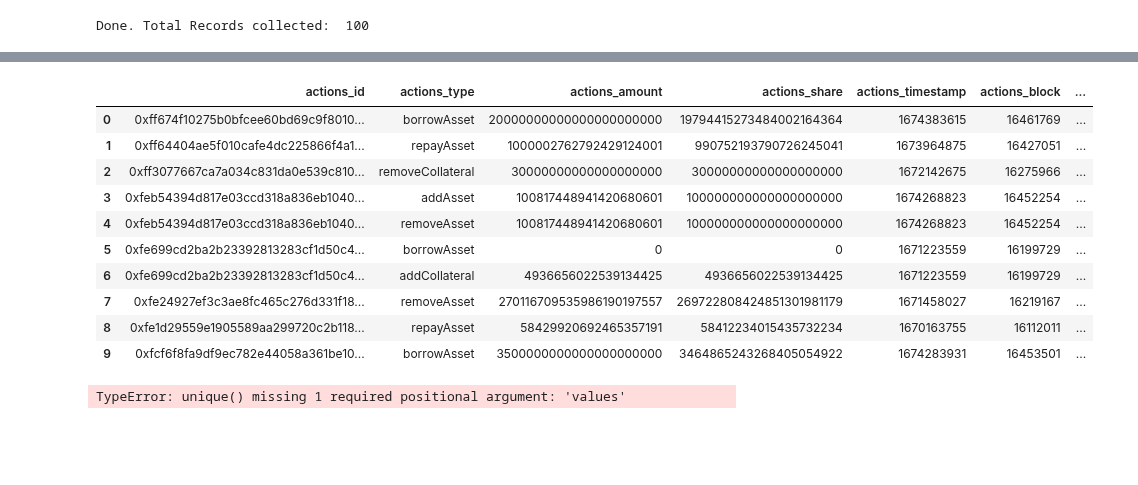
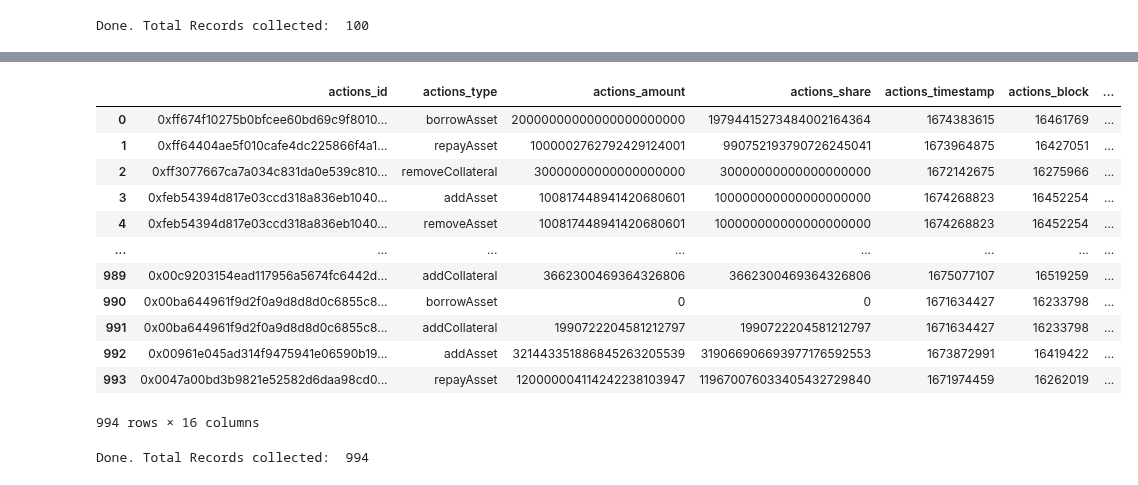
Before and after one commit to EdgeCaser/EconohmetricsOld, a Jupyter notebook: ohmFraxBorrowers.ipynb, the cells around one changed output, grey strips where cells are left out. Cells and saved outputs as stored; diff of their text form; code cells hidden in the pictures; blank space fills up the shorter version.

```diff
--- a/ohmFraxBorrowers.ipynb
+++ b/ohmFraxBorrowers.ipynb
@@ -9,11 +12,11 @@ import  os as os
 # %%
 sg = Subgrounds()
-#apiKey = file = input('API Key, please')
+apiKey = file = input('API Key, please')
 # %%
 #https://api.thegraph.com/subgraphs/name/frax-finance-data/fraxlend-subgraph---mainnet
+#'https://gateway.thegraph.com/api/'+apiKey+'/subgraphs/id/GELTrjPJYEzxyp6Y2CtEaYpGHcJNrJA6i5Ci4KfJSEsf'
 
-
-frax = sg.load_api('https://api.thegraph.com/subgraphs/name/frax-finance-data/fraxlend-subgraph---mainnet')
+frax = sg.load_api('https://gateway.thegraph.com/api/'+apiKey+'/subgraphs/id/GELTrjPJYEzxyp6Y2CtEaYpGHcJNrJA6i5Ci4KfJSEsf')
 # %%
 fraxPoolQuery = frax.Query.pairs(
         orderBy='id',
@@ -168,39 +108,83 @@ BIGINT
 # %%
+actionListLength=0
+actionTicker = 1
+fraxUsersDb = pd.DataFrame()
 actionsQuery = frax.Query.actions(
          orderBy='id'
         ,orderDirection='desc'
         ,first=1000
         #,where = [frax.Query.actions.token.id == '0x66bf36dba79d4606039f04b32946a260bcd3ff52']
         ,where={ 'pair': '0x66bf36dba79d4606039f04b32946a260bcd3ff52' }
         #,where = {'positions.pairid':'0x66bf36dba79d4606039f04b32946a260bcd3ff52'}
     #{'users_positions_pair_id':'0x66bf36dba79d4606039f04b32946a260bcd3ff52'}
 
 )
 
 users= sg.query_df([
     actionsQuery.id
     ,actionsQuery.type
     ,actionsQuery.amount
     ,actionsQuery.share
     ,actionsQuery.timestamp
     ,actionsQuery.block
     ,actionsQuery.token
+    ,actionsQuery.root
     ]
 )
-users.head(10)
+
+usersListLength = len(users)
+userDbLength = len(users)
+fraxUsersDb = users
+
+
+
+fraxUsersDb.head(1000)
 # %% [output]
 |  | actions_id | actions_type | actions_amount | actions_share | actions_timestamp | actions_block | ... |
 | 0 | 0xff674f10275b0bfcee60bd69c9f8010... | borrowAsset | 20000000000000000000000 | 19794415273484002164364 | 1674383615 | 16461769 | ... |
 | 1 | 0xff64404ae5f010cafe4dc225866f4a1... | repayAsset | 1000002762792429124001 | 990752193790726245041 | 1673964875 | 16427051 | ... |
 | 2 | 0xff3077667ca7a034c831da0e539c810... | removeCollateral | 30000000000000000000 | 30000000000000000000 | 1672142675 | 16275966 | ... |
 | 3 | 0xfeb54394d817e03ccd318a836eb1040... | addAsset | 100817448941420680601 | 100000000000000000000 | 1674268823 | 16452254 | ... |
 | 4 | 0xfeb54394d817e03ccd318a836eb1040... | removeAsset | 100817448941420680601 | 100000000000000000000 | 1674268823 | 16452254 | ... |
-| 5 | 0xfe699cd2ba2b23392813283cf1d50c4... | borrowAsset | 0 | 0 | 1671223559 | 16199729 | ... |
-| 6 | 0xfe699cd2ba2b23392813283cf1d50c4... | addCollateral | 4936656022539134425 | 4936656022539134425 | 1671223559 | 16199729 | ... |
-| 7 | 0xfe24927ef3c3ae8fc465c276d331f18... | removeAsset | 270116709535986190197557 | 269722808424851301981179 | 1671458027 | 16219167 | ... |
-| 8 | 0xfe1d29559e1905589aa299720c2b118... | repayAsset | 58429920692465357191 | 58412234015435732234 | 1670163755 | 16112011 | ... |
-| 9 | 0xfcf6f8fa9df9ec782e44058a361be10... | borrowAsset | 3500000000000000000000 | 3464865243268405054922 | 1674283931 | 16453501 | ... |
+| ... | ... | ... | ... | ... | ... | ... | ... |
+| 989 | 0x00c9203154ead117956a5674fc6442d... | addCollateral | 3662300469364326806 | 3662300469364326806 | 1675077107 | 16519259 | ... |
+| 990 | 0x00ba644961f9d2f0a9d8d8d0c6855c8... | borrowAsset | 0 | 0 | 1671634427 | 16233798 | ... |
+| 991 | 0x00ba644961f9d2f0a9d8d8d0c6855c8... | addCollateral | 1990722204581212797 | 1990722204581212797 | 1671634427 | 16233798 | ... |
+| 992 | 0x00961e045ad314f9475941e06590b19... | addAsset | 321443351886845263205539 | 319066906693977176592553 | 1673872991 | 16419422 | ... |
+| 993 | 0x0047a00bd3b9821e52582d6daa98cd0... | repayAsset | 120000004114242238103947 | 119670076033405432729840 | 1671974459 | 16262019 | ... |
+994 rows × 16 columns
-# %%
-pd.unique()
-# %% [output]
-TypeError: unique() missing 1 required positional argument: 'values'
+# %%
+while listLength>999:
+    #listLength=0
+    skipValue = (ticker)*(1000)
+    actionsQuery = frax.Query.actions(
+         orderBy='id'
+        ,orderDirection='desc'
+        ,first=1000
+        #,where = [frax.Query.actions.token.id == '0x66bf36dba79d4606039f04b32946a260bcd3ff52']
+        ,where={ 'pair': '0x66bf36dba79d4606039f04b32946a260bcd3ff52' }
+        #,where = {'positions.pairid':'0x66bf36dba79d4606039f04b32946a260bcd3ff52'}
+    #{'users_positions_pair_id':'0x66bf36dba79d4606039f04b32946a260bcd3ff52'}
+
+    )
+    users= sg.query_df([
+        actionsQuery.id
+        ,actionsQuery.type
+        ,actionsQuery.amount
+        ,actionsQuery.share
+        ,actionsQuery.timestamp
+        ,actionsQuery.block
+        ,actionsQuery.token
+        ]
+    )
+
+    fraxUsersDb=pd.concat([users, fraxUsersDb])
+    recordTimestamp = pool_list.iat[ticker,4]
+    ticker = ticker+1
+    userDbLength = len(fraxUsersDb)
+    listLength = len(users)
+    userid = fraxPools.iat[ticker,15]
+    print("records collected: ", listLength, " - latest user: ",userid , " - userdb length: ", userdb_length, " - latest record from: ", recordTimestamp)
+print("Done. Total Records collected: ", userDbLength)
+# %% [output]
+Done. Total Records collected:  994
```
Also changed, not shown: parts of 10 cells of this notebook, 1 other file.
